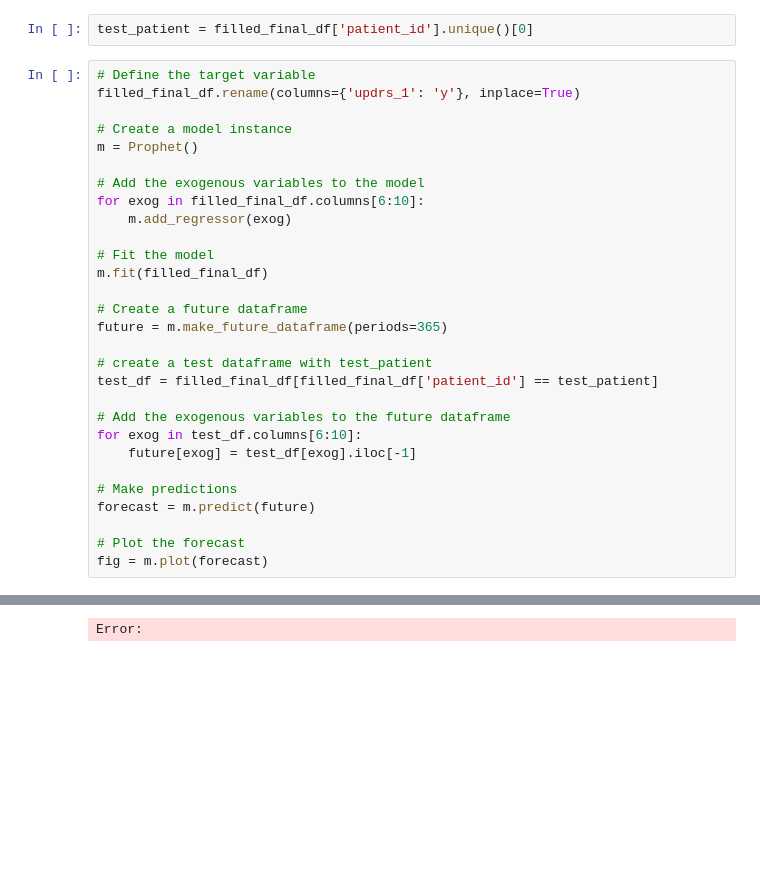
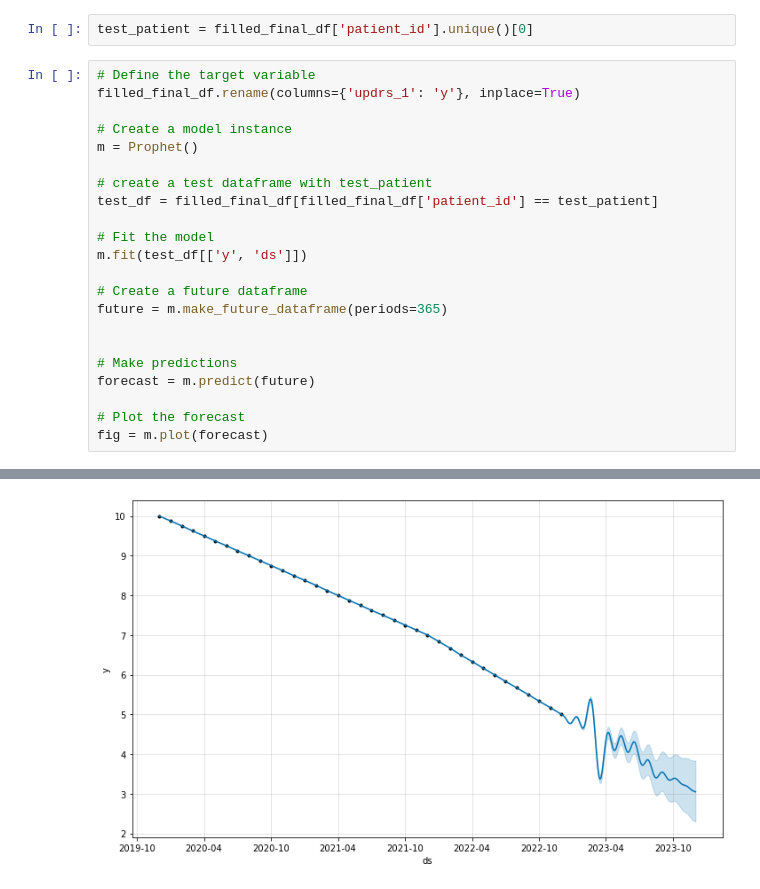
Before and after one commit to dagartga/Boosted-Models-for-Parkinsons-Prediction, a Jupyter notebook: parkinsons_1/notebooks/Prophet_test.ipynb, the cells around one changed output, grey strips where cells are left out. Drawn from its saved outputs; the diff is of its cells as text; blank space fills up the shorter version.

```diff
--- a/parkinsons_1/notebooks/Prophet_test.ipynb
+++ b/parkinsons_1/notebooks/Prophet_test.ipynb
@@ -77,22 +77,15 @@ filled_final_df.rename(columns={'updrs_1': 'y'}, inplace=True)
 # Create a model instance
 m = Prophet()
 
-# Add the exogenous variables to the model
-for exog in filled_final_df.columns[6:10]:
-    m.add_regressor(exog)
+# create a test dataframe with test_patient
+test_df = filled_final_df[filled_final_df['patient_id'] == test_patient]
 
 # Fit the model
-m.fit(filled_final_df)
+m.fit(test_df[['y', 'ds']])
 
 # Create a future dataframe
 future = m.make_future_dataframe(periods=365)
 
-# create a test dataframe with test_patient
-test_df = filled_final_df[filled_final_df['patient_id'] == test_patient]
-
-# Add the exogenous variables to the future dataframe
-for exog in test_df.columns[6:10]:
-    future[exog] = test_df[exog].iloc[-1]
 
 # Make predictions
 forecast = m.predict(future)
@@ -104 +98 @@ Error:
-Error:
+[figure, added]
```
Also changed, not shown: parts of 2 cells of this notebook.
